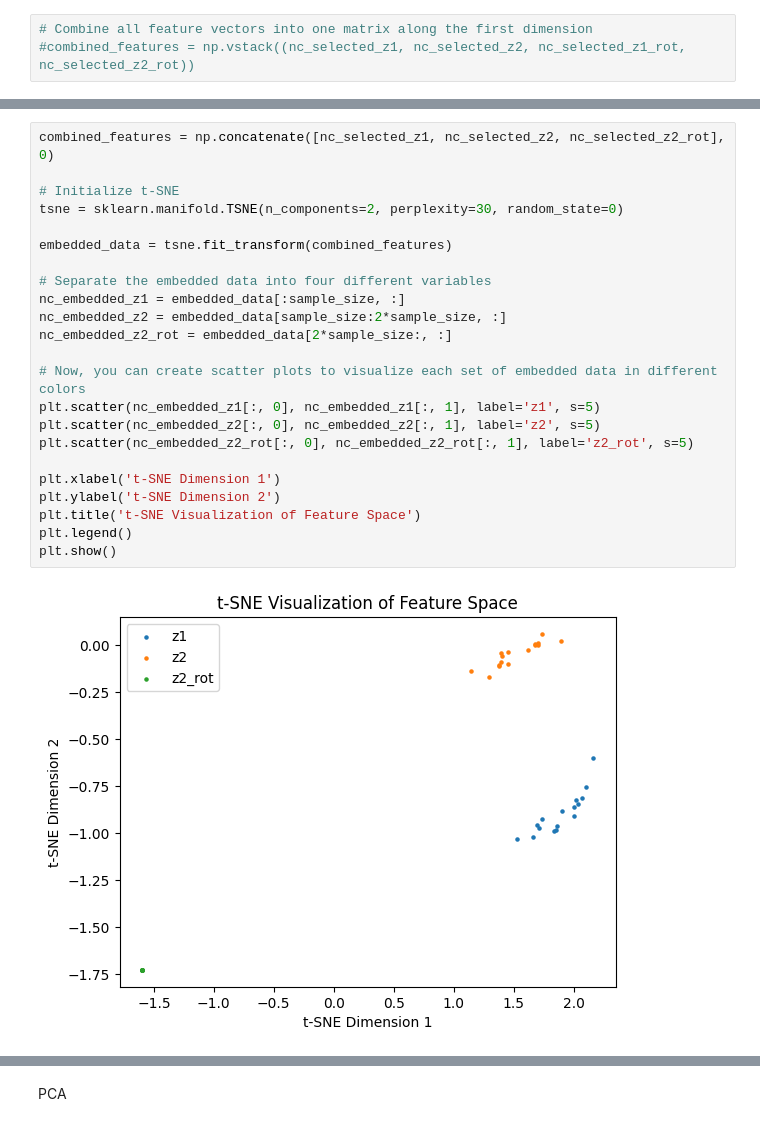
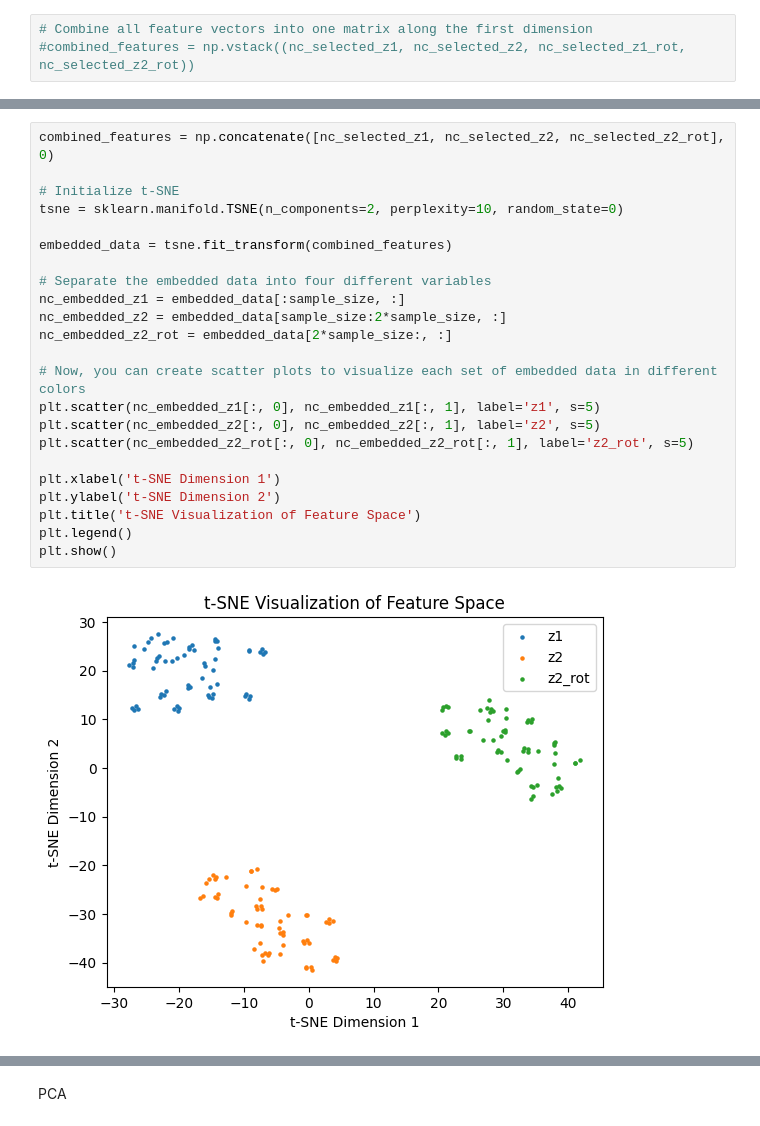
Before and after one commit to shizhehe/SOE-representation-learning, a Jupyter notebook: experiments/visualization.ipynb, the cells around one changed output, grey strips where cells are left out. Cells and saved outputs as stored; diff of their text form.

```diff
--- a/experiments/visualization.ipynb
+++ b/experiments/visualization.ipynb
@@ -394,28 +398,28 @@ plt.show()
 # %%
 combined_features = np.concatenate([nc_selected_z1, nc_selected_z2, nc_selected_z2_rot], 0)
 
 # Initialize t-SNE
-tsne = sklearn.manifold.TSNE(n_components=2, perplexity=30, random_state=0)
+tsne = sklearn.manifold.TSNE(n_components=2, perplexity=10, random_state=0)
 
 embedded_data = tsne.fit_transform(combined_features)
 
 # Separate the embedded data into four different variables
 nc_embedded_z1 = embedded_data[:sample_size, :]
 nc_embedded_z2 = embedded_data[sample_size:2*sample_size, :]
 nc_embedded_z2_rot = embedded_data[2*sample_size:, :]
 
 # Now, you can create scatter plots to visualize each set of embedded data in different colors
 plt.scatter(nc_embedded_z1[:, 0], nc_embedded_z1[:, 1], label='z1', s=5)
 plt.scatter(nc_embedded_z2[:, 0], nc_embedded_z2[:, 1], label='z2', s=5)
 plt.scatter(nc_embedded_z2_rot[:, 0], nc_embedded_z2_rot[:, 1], label='z2_rot', s=5)
 
 plt.xlabel('t-SNE Dimension 1')
 plt.ylabel('t-SNE Dimension 2')
 plt.title('t-SNE Visualization of Feature Space')
 plt.legend()
 plt.show()
 # %% [output]
-[figure, old version]
+[figure, new version]
 # %%
 combined_features = np.concatenate([nc_selected_z1, nc_selected_z2, nc_selected_z1_rot, nc_selected_z2_rot], 0)
 
```
Also changed, not shown: parts of 18 cells of this notebook, 32 other files.
